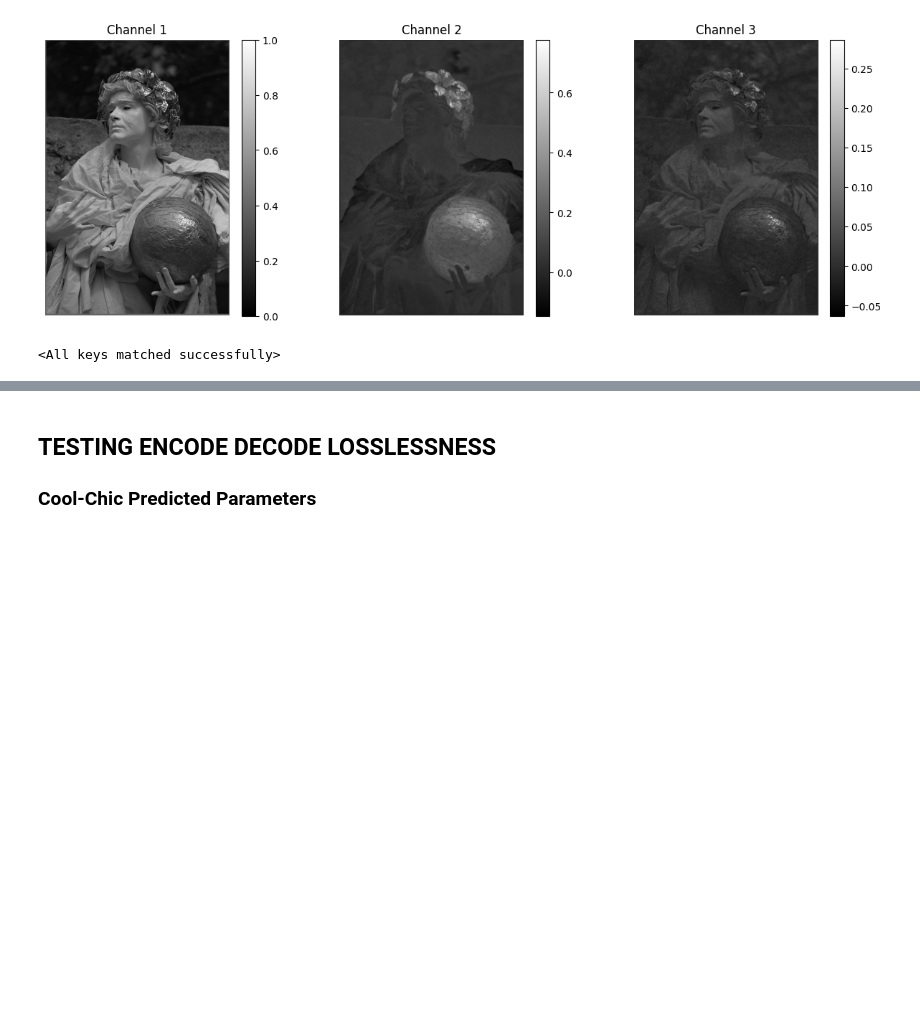
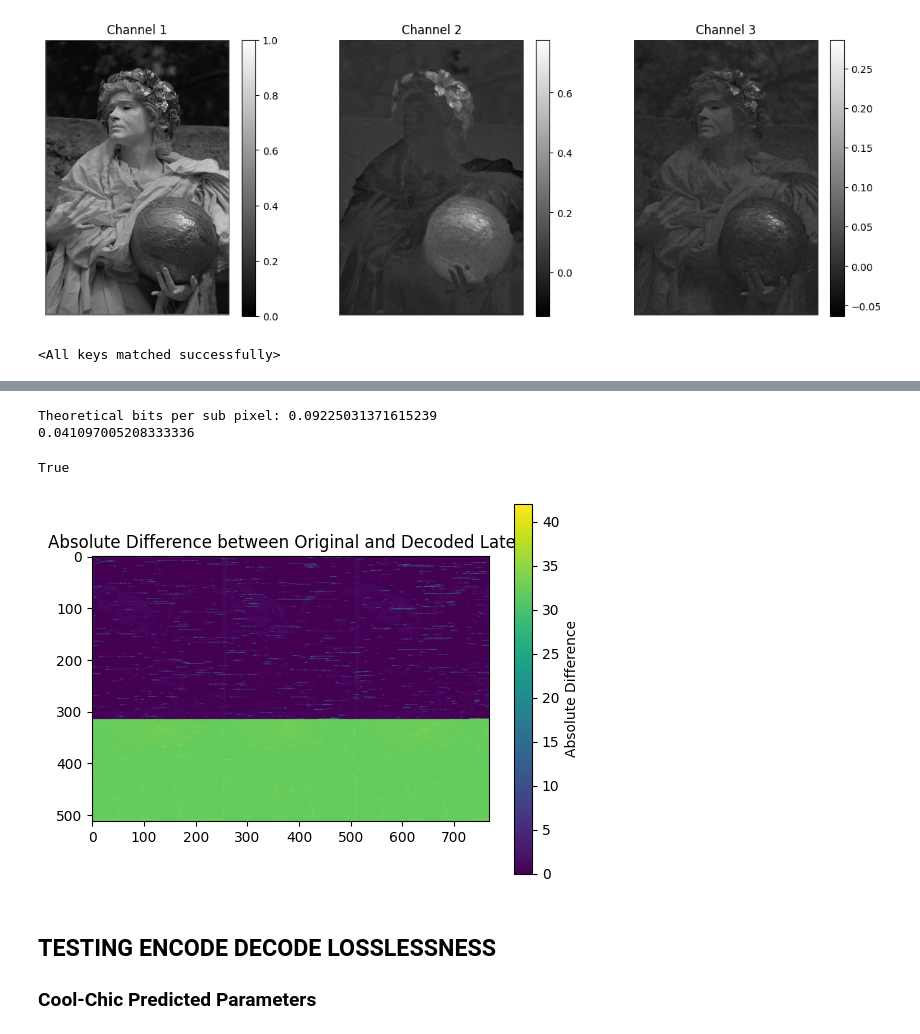
Before and after one commit to Qwedux/Cool-Chic, a Jupyter notebook: coolchic/testing/encode_decode_parallel_visualizations.ipynb, the cells around one changed output, grey strips where cells are left out. Cells and saved outputs as stored; diff of their text form; code cells hidden in the pictures; blank space fills up the shorter version.

Commit message:
Feat: Non working decode

```diff
--- a/coolchic/testing/encode_decode_parallel_visualizations.ipynb
+++ b/coolchic/testing/encode_decode_parallel_visualizations.ipynb
@@ -497,0 +494,26 @@ def encode_with_predictor(
+# %%
+bitstream, probs_enc = encode(
+    x=flat_latent[None, None, None, :],
+    mu=flat_mu[None, None, None, :],
+    scale=flat_scale[None, None, None, :],
+    ct=color_transform.LatentBitdepths(),
+    distribution="laplace",
+    output_path="./test-workdir/encoder_size_test/latent_encoded.binary",
+    preprocessor=lambda x: x.to(torch.int16).cpu(),
+)
+print(os.path.getsize("./test-workdir/encoder_size_test/latent_encoded.binary") * 8 / (image.numel()))
+# %% [output]
+Theoretical bits per sub pixel: 0.09225031371615239
+0.041097005208333336
+# %%
+dec, probs_dec = decode(
+    "./test-workdir/encoder_size_test/latent_encoded.binary",
+    mu=flat_mu[None, None, None, :],
+    scale=flat_scale[None, None, None, :],
+    ct=color_transform.LatentBitdepths(),
+    distribution="laplace",
+    postprocessor=lambda x: x.cpu()
+)
+print(torch.allclose(flat_latent.cpu(), dec))
+# %% [output]
+True
@@ -498,3 +589,11 @@ def encode_with_predictor(
+# %%
+diff = torch.abs(flat_latent.cpu() - dec[0,0,0]).numpy()[:768*512]
+plt.imshow(diff.reshape(512, 768), cmap='viridis')
+plt.colorbar(label="Absolute Difference")
+plt.title("Absolute Difference between Original and Decoded Latent")
+plt.show()
+# %% [output]
+[figure, added]
 # %% [markdown]
 ## TESTING ENCODE DECODE LOSSLESSNESS
 
```
Also changed, not shown: parts of 6 cells of this notebook, 3 other files.
